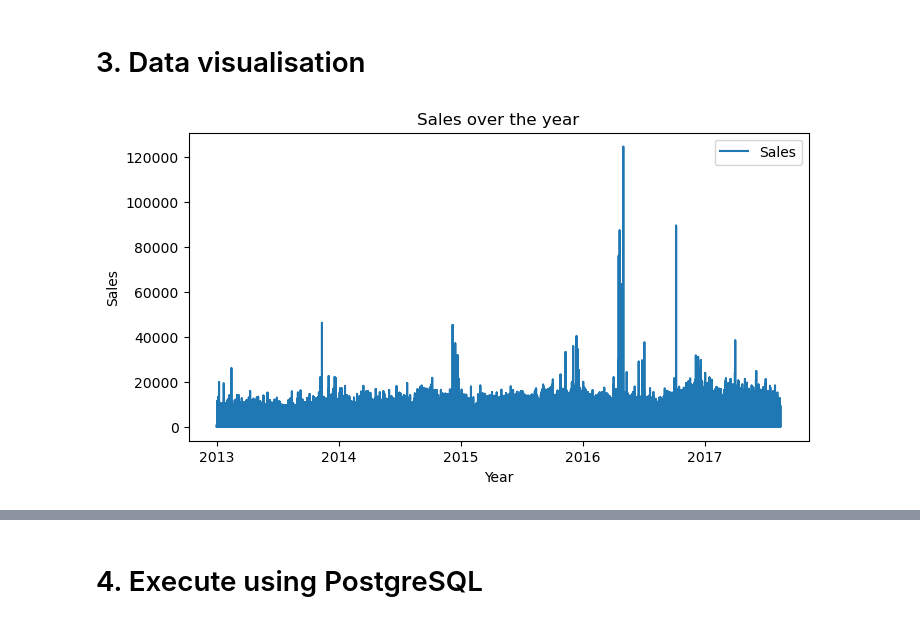
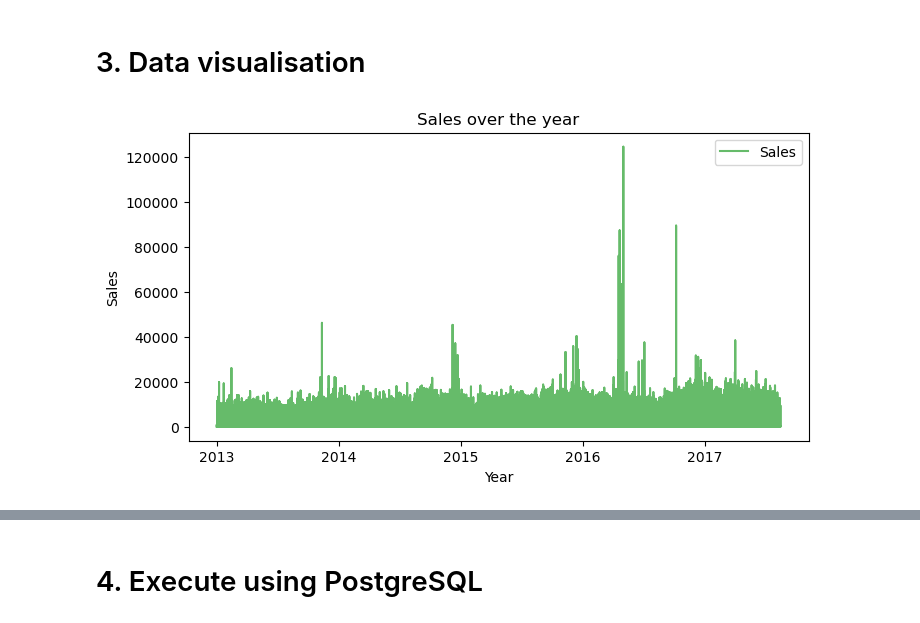
Before and after one commit to Rezkitasyarihna/store_sales_prediction, a Jupyter notebook: store_sales.ipynb, the cells around one changed output, grey strips where cells are left out. Drawn from its saved outputs; the diff is of its cells as text; code cells hidden in the pictures.

```diff
--- a/store_sales.ipynb
+++ b/store_sales.ipynb
@@ -89,11 +120,11 @@ df['weekend'] = df['day_of_week'].isin([5, 6]).astype(int)  # 5 and 6 correspond
 # %%
 # Data Visualization on sales
 plt.figure(figsize=(8, 4))
-plt.plot(df['date'], df['sales'], label='Sales')
+plt.plot(df['date'], df['sales'],label='Sales',color='#66BB6A')
 plt.title('Sales over the year')
 plt.xlabel('Year')
 plt.ylabel('Sales')
 plt.legend()
 plt.show()
 # %% [output]
-[figure, old version]
+[figure, new version]
```
Also changed, not shown: parts of 9 cells of this notebook.
